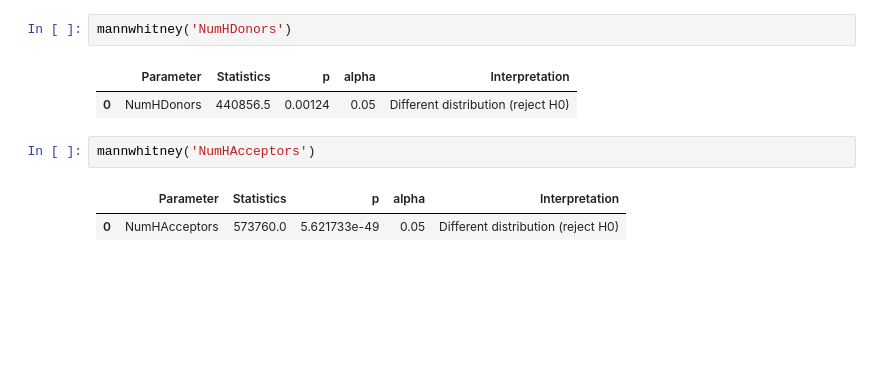
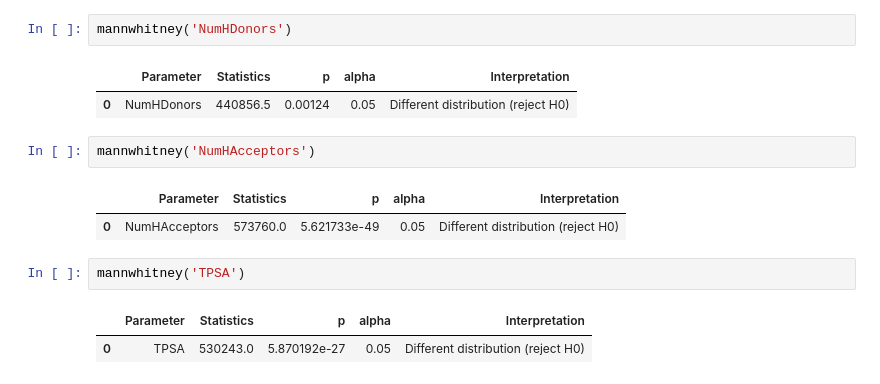
Before and after one commit to FabianHeide/MMP9_drug_discovery, a Jupyter notebook: MMP9_data_analysis.ipynb, the cells around one changed output. Cells and saved outputs as stored; diff of their text form; blank space fills up the shorter version.

```diff
--- a/MMP9_data_analysis.ipynb
+++ b/MMP9_data_analysis.ipynb
@@ -130,3 +131,8 @@ mannwhitney('NumHAcceptors')
 # %% [output]
 |  | Parameter | Statistics | p | alpha | Interpretation |
 | 0 | NumHAcceptors | 573760.0 | 5.621733e-49 | 0.05 | Different distribution (reject H0) |
+# %%
+mannwhitney('TPSA')
+# %% [output]
+|  | Parameter | Statistics | p | alpha | Interpretation |
+| 0 | TPSA | 530243.0 | 5.870192e-27 | 0.05 | Different distribution (reject H0) |
```
Also changed, not shown: parts of 4 cells of this notebook, 4 other files.
